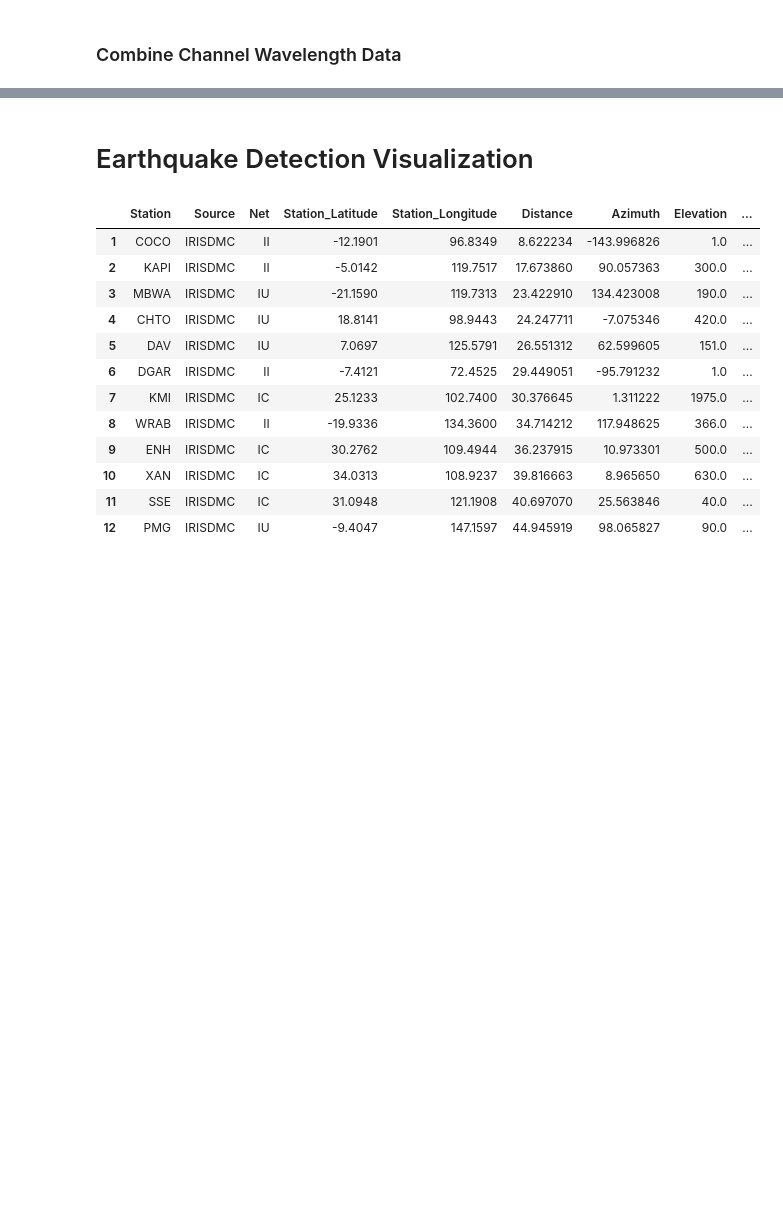
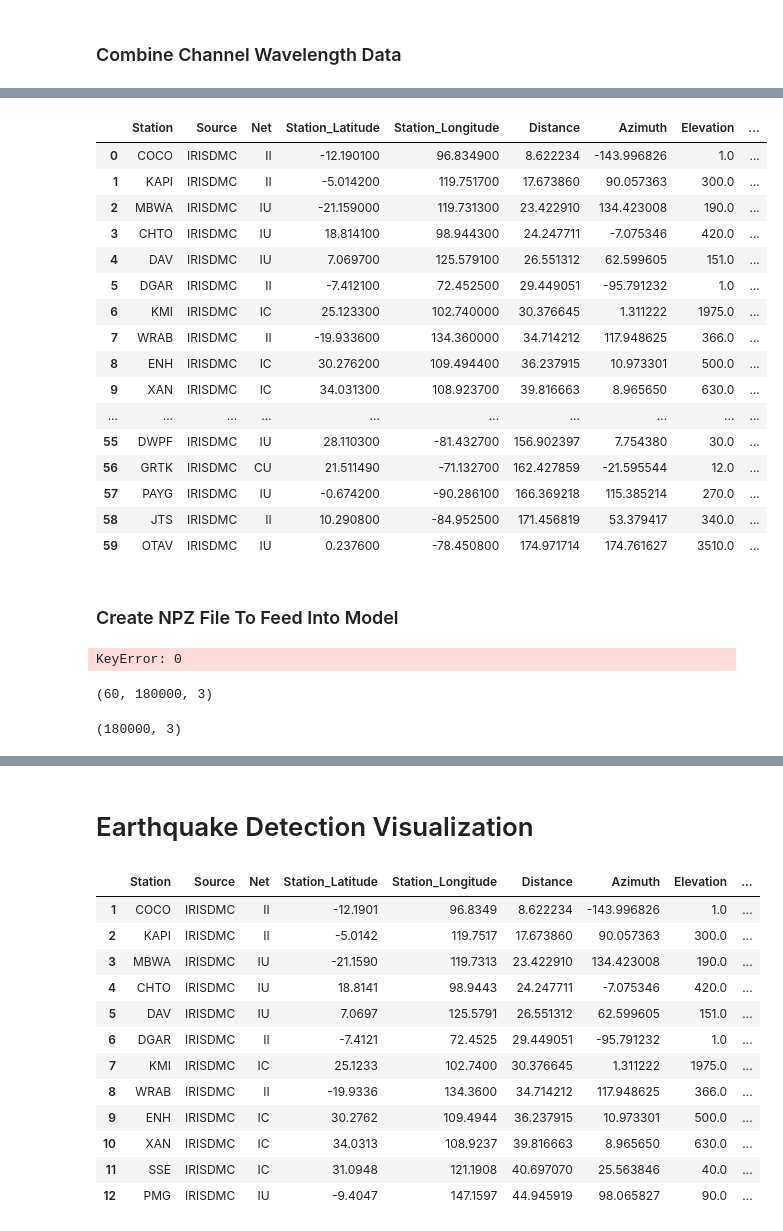
Before and after one commit to arwani-code/KampitaId, a Jupyter notebook: ML_pipeline/Pipeline Data Earthquake.ipynb, the cells around one changed output, grey strips where cells are left out. Saved outputs shown, nothing was run; the diff lists cells and outputs as text; code cells hidden in the pictures; blank space fills up the shorter version.

```diff
--- a/ML_pipeline/Pipeline Data Earthquake.ipynb
+++ b/ML_pipeline/Pipeline Data Earthquake.ipynb
@@ -472,0 +540,48 @@ np.savez_compressed('data_wavelength.npz', full_data_wavelength[:3])
+# %%
+df_sac_wavelength_adddata['trace_name'] = ''
+index_drop_list = []
+
+for i in range(len(df_sac_wavelength_adddata)):
+    filename_df = str(df_sac_wavelength_adddata.loc[i, 'Net'] + '.' + df_sac_wavelength_adddata.loc[i, 'Station'])
+
+    if filename_df in '\n'.join(wavelength_dict.keys()):
+        temp = [filename for filename in list(wavelength_dict.keys()) if filename_df in filename]
+        df_sac_wavelength_adddata.loc[i, 'trace_name'] = temp[0]
+    else:
+        index_drop_list.append(i)
+
+df_sac_wavelength_adddata = df_sac_wavelength_adddata.drop(index_drop_list).reset_index(drop=True)
+df_sac_wavelength_adddata
+# %% [output]
+|  | Station | Source | Net | Station_Latitude | Station_Longitude | Distance | Azimuth | Elevation | ... |
+| 0 | COCO | IRISDMC | II | -12.190100 | 96.834900 | 8.622234 | -143.996826 | 1.0 | ... |
+| 1 | KAPI | IRISDMC | II | -5.014200 | 119.751700 | 17.673860 | 90.057363 | 300.0 | ... |
+| 2 | MBWA | IRISDMC | IU | -21.159000 | 119.731300 | 23.422910 | 134.423008 | 190.0 | ... |
+| 3 | CHTO | IRISDMC | IU | 18.814100 | 98.944300 | 24.247711 | -7.075346 | 420.0 | ... |
+| 4 | DAV | IRISDMC | IU | 7.069700 | 125.579100 | 26.551312 | 62.599605 | 151.0 | ... |
+| 5 | DGAR | IRISDMC | II | -7.412100 | 72.452500 | 29.449051 | -95.791232 | 1.0 | ... |
+| 6 | KMI | IRISDMC | IC | 25.123300 | 102.740000 | 30.376645 | 1.311222 | 1975.0 | ... |
+| 7 | WRAB | IRISDMC | II | -19.933600 | 134.360000 | 34.714212 | 117.948625 | 366.0 | ... |
+| 8 | ENH | IRISDMC | IC | 30.276200 | 109.494400 | 36.237915 | 10.973301 | 500.0 | ... |
+| 9 | XAN | IRISDMC | IC | 34.031300 | 108.923700 | 39.816663 | 8.965650 | 630.0 | ... |
+| ... | ... | ... | ... | ... | ... | ... | ... | ... | ... |
+| 55 | DWPF | IRISDMC | IU | 28.110300 | -81.432700 | 156.902397 | 7.754380 | 30.0 | ... |
+| 56 | GRTK | IRISDMC | CU | 21.511490 | -71.132700 | 162.427859 | -21.595544 | 12.0 | ... |
+| 57 | PAYG | IRISDMC | IU | -0.674200 | -90.286100 | 166.369218 | 115.385214 | 270.0 | ... |
+| 58 | JTS | IRISDMC | II | 10.290800 | -84.952500 | 171.456819 | 53.379417 | 340.0 | ... |
+| 59 | OTAV | IRISDMC | IU | 0.237600 | -78.450800 | 174.971714 | 174.761627 | 3510.0 | ... |
+# %% [markdown]
+### Create NPZ File To Feed Into Model
+# %%
+len(wavelength_dict)
+wavelength_dict[0]
+# %% [output]
+KeyError: 0
+# %%
+full_data_wavelength.shape
+# %% [output]
+(60, 180000, 3)
+# %%
+full_data_wavelength[0].shape
+# %% [output]
+(180000, 3)
```
Also changed, not shown: parts of 54 cells of this notebook, 2 other files.
